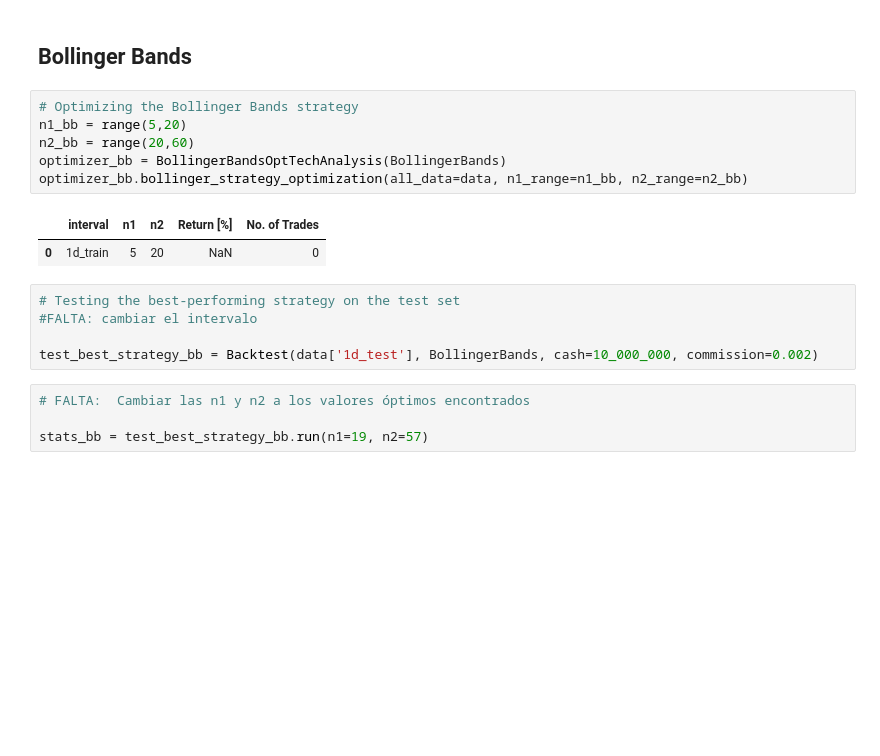
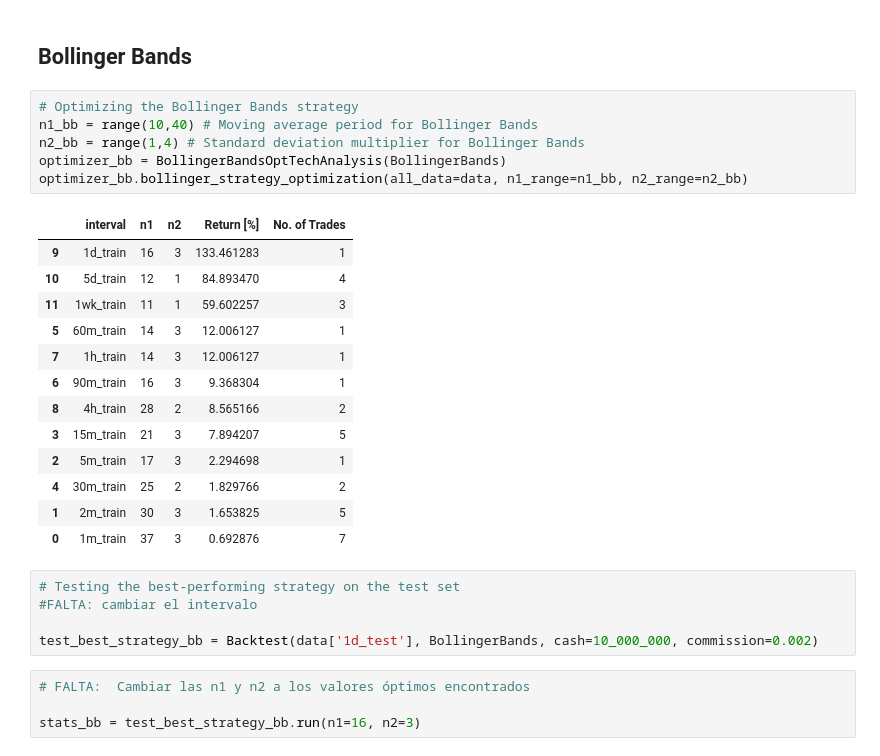
Before and after one commit to QuiquePCB/technical_analysis_project, a Jupyter notebook: report.ipynb, the cells around one changed output. Drawn from its saved outputs; the diff is of its cells as text; blank space fills up the shorter version.

Commit message:
Final run
- Adding Bollinger Bands

```diff
--- a/report.ipynb
+++ b/report.ipynb
@@ -113,13 +149,24 @@ GridPlot(id='p2331', ...)
 ## Bollinger Bands
 # %%
 # Optimizing the Bollinger Bands strategy
-n1_bb = range(5,20)
-n2_bb = range(20,60)
+n1_bb = range(10,40) # Moving average period for Bollinger Bands
+n2_bb = range(1,4) # Standard deviation multiplier for Bollinger Bands
 optimizer_bb = BollingerBandsOptTechAnalysis(BollingerBands)
 optimizer_bb.bollinger_strategy_optimization(all_data=data, n1_range=n1_bb, n2_range=n2_bb)
 # %% [output]
 |  | interval | n1 | n2 | Return [%] | No. of Trades |
-| 0 | 1d_train | 5 | 20 | NaN | 0 |
+| 9 | 1d_train | 16 | 3 | 133.461283 | 1 |
+| 10 | 5d_train | 12 | 1 | 84.893470 | 4 |
+| 11 | 1wk_train | 11 | 1 | 59.602257 | 3 |
+| 5 | 60m_train | 14 | 3 | 12.006127 | 1 |
+| 7 | 1h_train | 14 | 3 | 12.006127 | 1 |
+| 6 | 90m_train | 16 | 3 | 9.368304 | 1 |
+| 8 | 4h_train | 28 | 2 | 8.565166 | 2 |
+| 3 | 15m_train | 21 | 3 | 7.894207 | 5 |
+| 2 | 5m_train | 17 | 3 | 2.294698 | 1 |
+| 4 | 30m_train | 25 | 2 | 1.829766 | 2 |
+| 1 | 2m_train | 30 | 3 | 1.653825 | 5 |
+| 0 | 1m_train | 37 | 3 | 0.692876 | 7 |
 # %%
 # Testing the best-performing strategy on the test set
 #FALTA: cambiar el intervalo
@@ -128,7 +175,7 @@ test_best_strategy_bb = Backtest(data['1d_test'], BollingerBands, cash=10_000_00
 # %%
 # FALTA:  Cambiar las n1 y n2 a los valores óptimos encontrados
 
-stats_bb = test_best_strategy_bb.run(n1=19, n2=57)
+stats_bb = test_best_strategy_bb.run(n1=16, n2=3)
 # %%
 stats_bb
 # %% [output]
```
Also changed, not shown: parts of 12 cells of this notebook.
